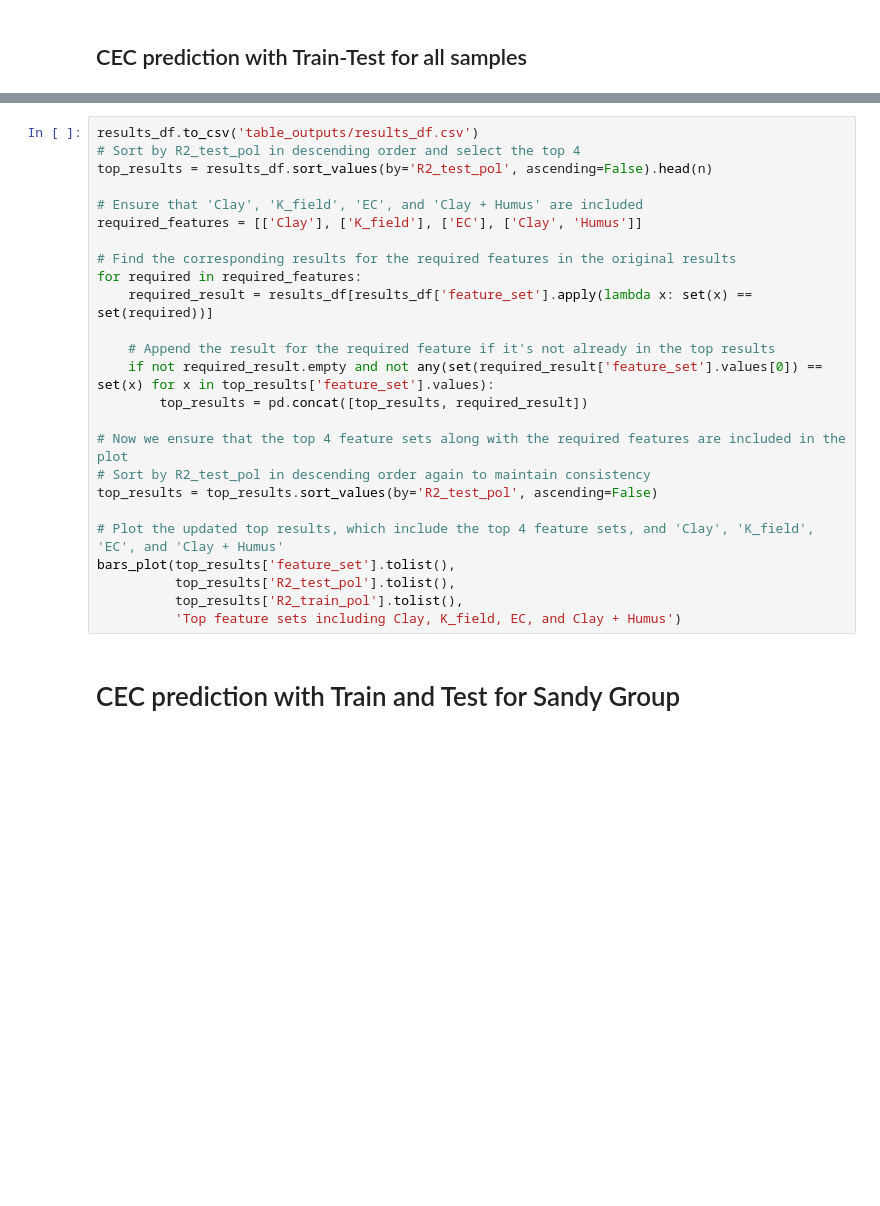
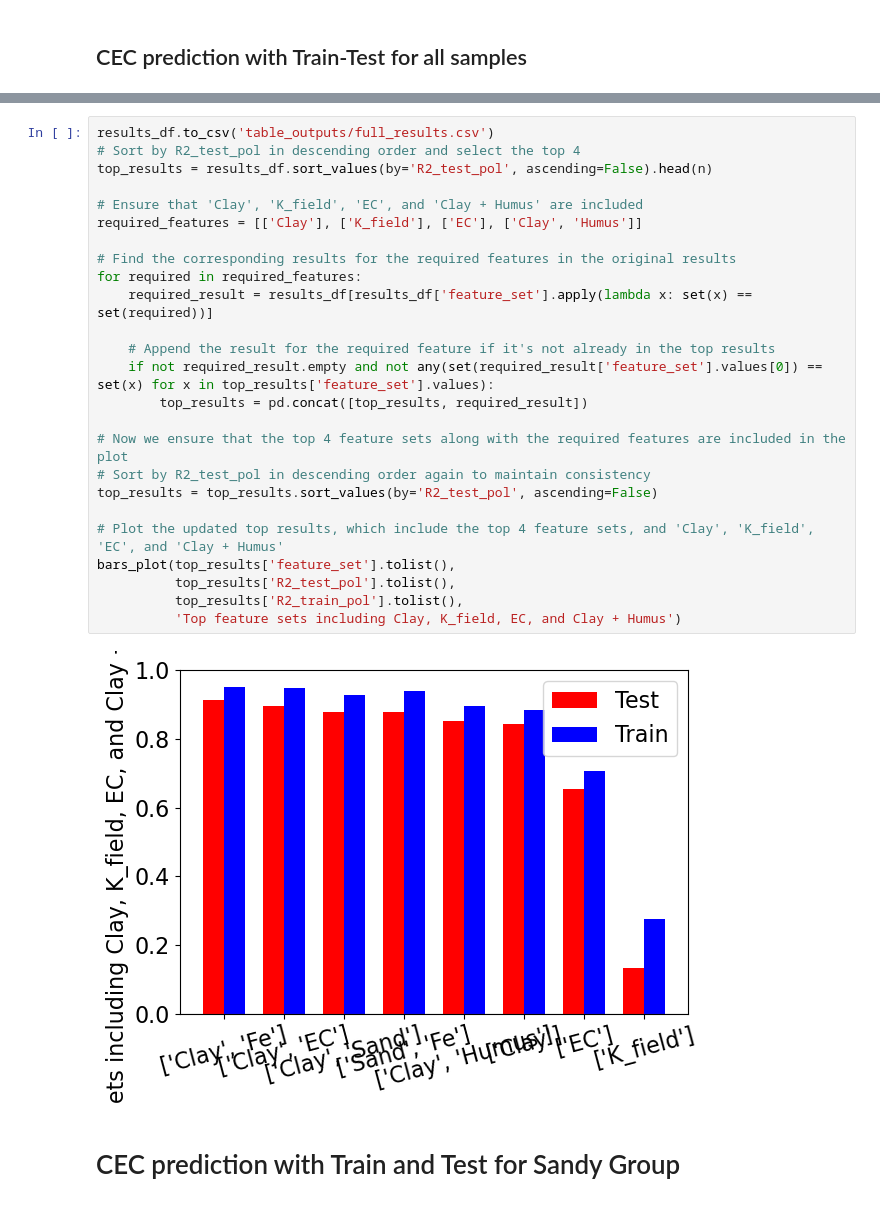
Before and after one commit to SENSE-UGent/kappa-CEC, a Jupyter notebook: CEC-PTF.ipynb, the cells around one changed output, grey strips where cells are left out. Cells and saved outputs as stored; diff of their text form; blank space fills up the shorter version.

```diff
--- a/CEC-PTF.ipynb
+++ b/CEC-PTF.ipynb
@@ -234,28 +216,30 @@ model.intercept_ 0.11821559251256453
 # %%
-results_df.to_csv('table_outputs/results_df.csv')
+results_df.to_csv('table_outputs/full_results.csv')
 # Sort by R2_test_pol in descending order and select the top 4
 top_results = results_df.sort_values(by='R2_test_pol', ascending=False).head(n)
 
 # Ensure that 'Clay', 'K_field', 'EC', and 'Clay + Humus' are included
 required_features = [['Clay'], ['K_field'], ['EC'], ['Clay', 'Humus']]
 
 # Find the corresponding results for the required features in the original results
 for required in required_features:
     required_result = results_df[results_df['feature_set'].apply(lambda x: set(x) == set(required))]
 
     # Append the result for the required feature if it's not already in the top results
     if not required_result.empty and not any(set(required_result['feature_set'].values[0]) == set(x) for x in top_results['feature_set'].values):
         top_results = pd.concat([top_results, required_result])
 
 # Now we ensure that the top 4 feature sets along with the required features are included in the plot
 # Sort by R2_test_pol in descending order again to maintain consistency
 top_results = top_results.sort_values(by='R2_test_pol', ascending=False)
 
 # Plot the updated top results, which include the top 4 feature sets, and 'Clay', 'K_field', 'EC', and 'Clay + Humus'
 bars_plot(top_results['feature_set'].tolist(),
           top_results['R2_test_pol'].tolist(),
           top_results['R2_train_pol'].tolist(),
           'Top feature sets including Clay, K_field, EC, and Clay + Humus')
+# %% [output]
+[figure, added]
 # %% [markdown]
 # CEC prediction with Train and Test for Sandy Group
 # %%
```
Also changed, not shown: parts of 4 cells of this notebook, 5 other files.
